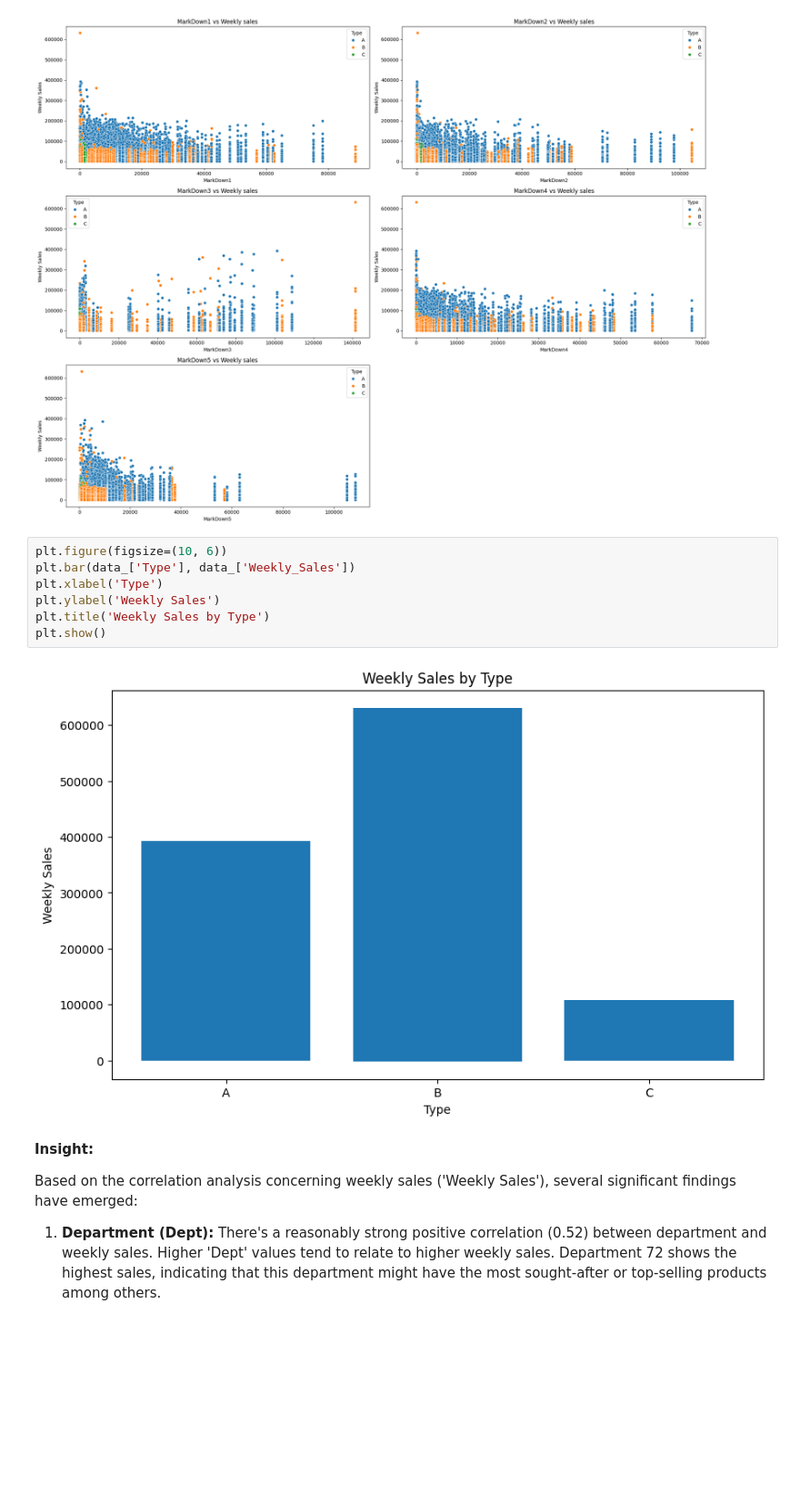
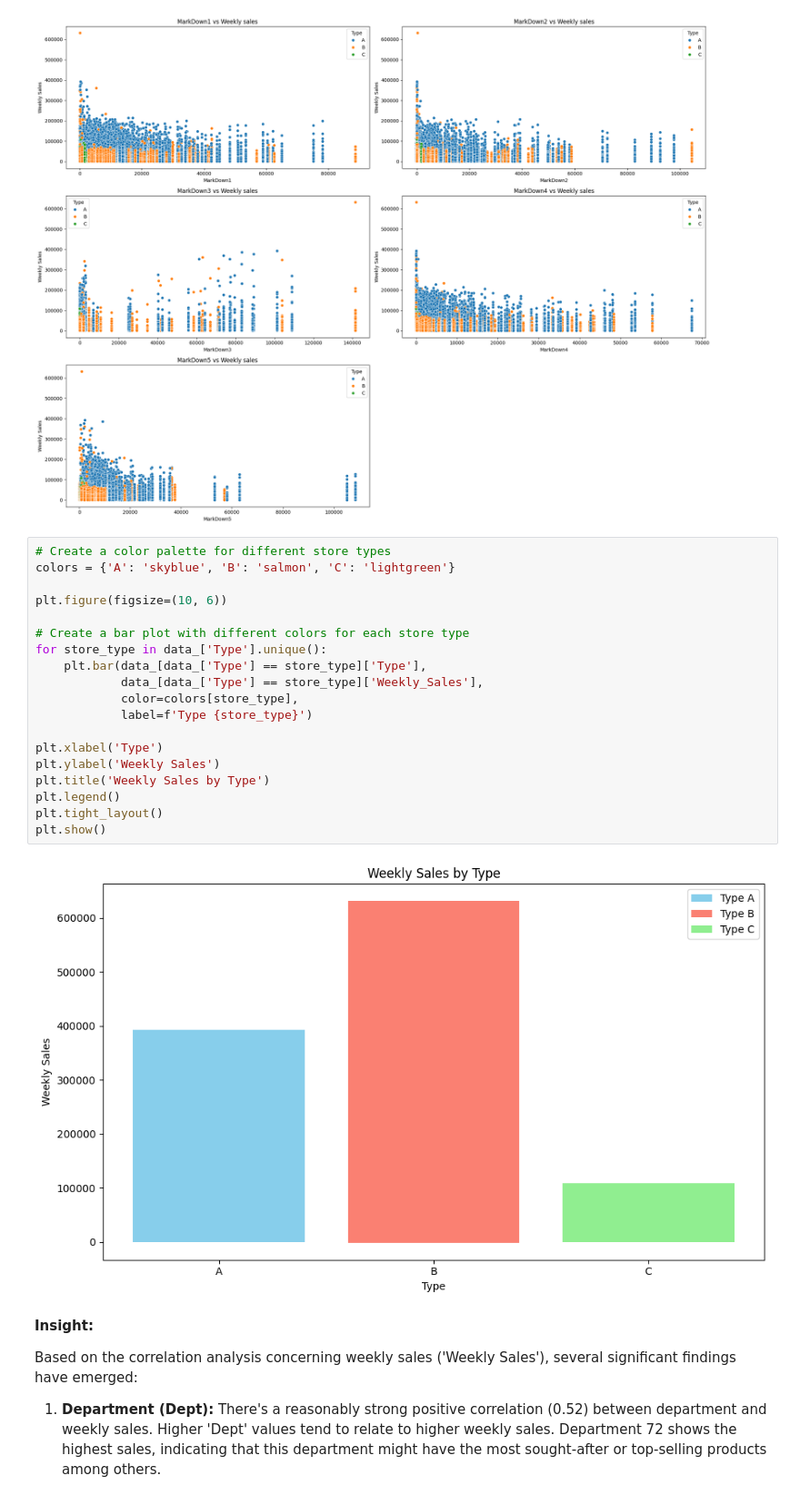
Before and after one commit to MichaelN20/FTDS-009-HCK-group-003, a Jupyter notebook: DA.ipynb, the cells around one changed output. Shown at 91% size. Saved outputs shown, nothing was run; the diff lists cells and outputs as text; blank space fills up the shorter version.

```diff
--- a/walmart/DA.ipynb
+++ b/DA.ipynb
@@ -709,14 +710,26 @@ plt.show()
 # %% [output]
 [figure]
 # %%
+# Create a color palette for different store types
+colors = {'A': 'skyblue', 'B': 'salmon', 'C': 'lightgreen'}
+
 plt.figure(figsize=(10, 6))
-plt.bar(data_['Type'], data_['Weekly_Sales'])
+
+# Create a bar plot with different colors for each store type
+for store_type in data_['Type'].unique():
+    plt.bar(data_[data_['Type'] == store_type]['Type'],
+            data_[data_['Type'] == store_type]['Weekly_Sales'],
+            color=colors[store_type],
+            label=f'Type {store_type}')
+
 plt.xlabel('Type')
 plt.ylabel('Weekly Sales')
 plt.title('Weekly Sales by Type')
+plt.legend()
+plt.tight_layout()
 plt.show()
 # %% [output]
-[figure, old version]
+[figure, new version]
 # %% [markdown]
 **Insight:**
 
```
Also changed, not shown: parts of 2 cells of this notebook, 8 other files.
